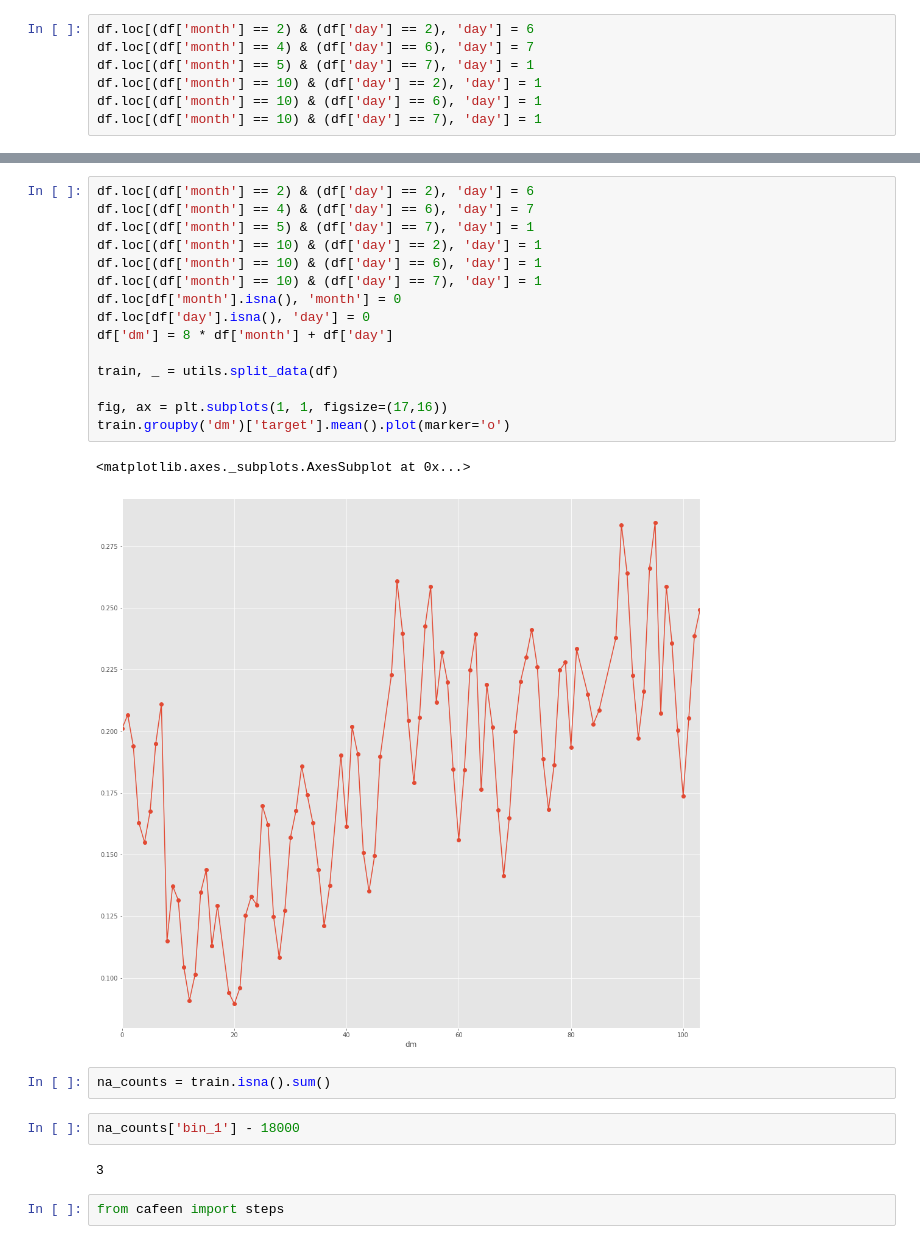
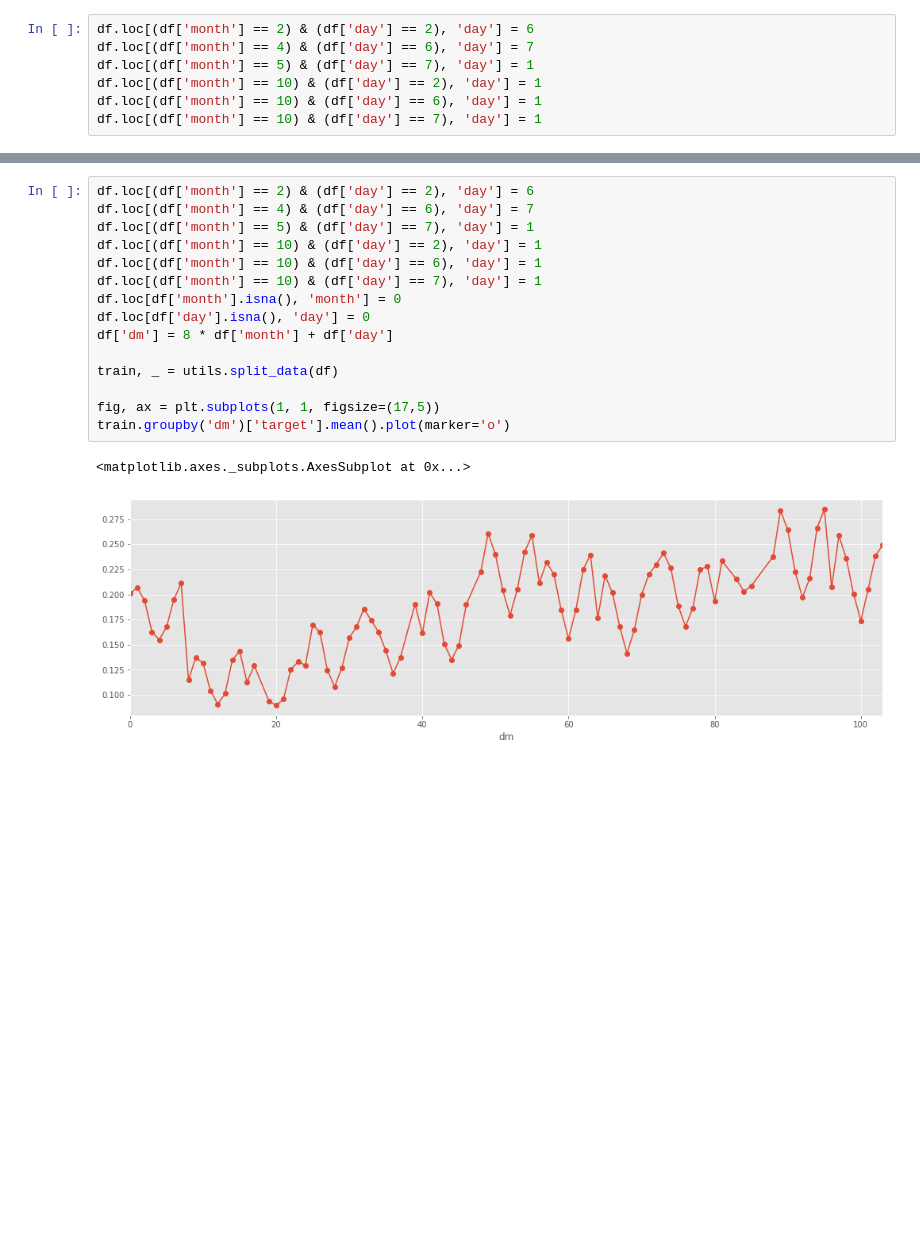
Before and after one commit to viktorsapozhok/cafeen, a Jupyter notebook: notebooks/1_simple_eda.ipynb, the cells around one changed output, grey strips where cells are left out. Cells and saved outputs as stored; diff of their text form; blank space fills up the shorter version.

```diff
--- a/notebooks/1_simple_eda.ipynb
+++ b/notebooks/1_simple_eda.ipynb
@@ -180,26 +146,18 @@ ax.legend([1,2,3,4,5,6,7])
 # %%
 df.loc[(df['month'] == 2) & (df['day'] == 2), 'day'] = 6
 df.loc[(df['month'] == 4) & (df['day'] == 6), 'day'] = 7
 df.loc[(df['month'] == 5) & (df['day'] == 7), 'day'] = 1
 df.loc[(df['month'] == 10) & (df['day'] == 2), 'day'] = 1
 df.loc[(df['month'] == 10) & (df['day'] == 6), 'day'] = 1
 df.loc[(df['month'] == 10) & (df['day'] == 7), 'day'] = 1
 df.loc[df['month'].isna(), 'month'] = 0
 df.loc[df['day'].isna(), 'day'] = 0
 df['dm'] = 8 * df['month'] + df['day']
 
 train, _ = utils.split_data(df)
 
-fig, ax = plt.subplots(1, 1, figsize=(17,16))
+fig, ax = plt.subplots(1, 1, figsize=(17,5))
 train.groupby('dm')['target'].mean().plot(marker='o')
 # %% [output]
 <matplotlib.axes._subplots.AxesSubplot at 0x...>
-[figure, old version]
+[figure, new version]
-# %%
-na_counts = train.isna().sum()
-# %%
-na_counts['bin_1'] - 18000
-# %% [output]
-3
-# %%
-from cafeen import steps
```
Also changed, not shown: parts of 11 cells of this notebook, 1 other file.
